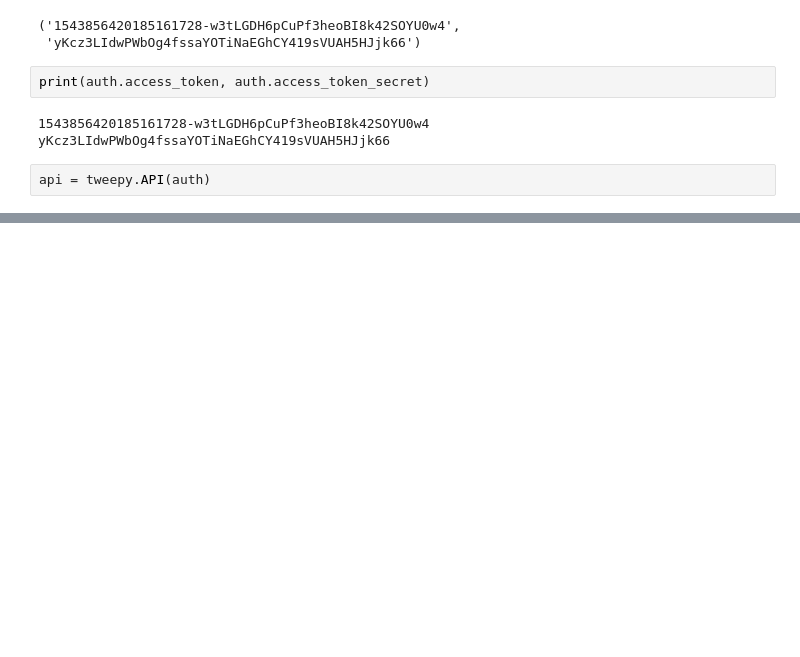
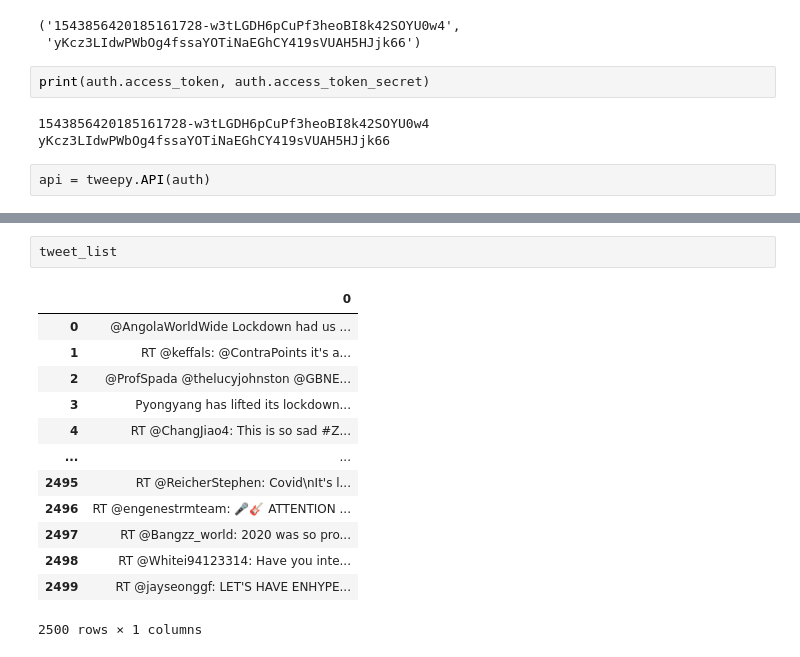
Before and after one commit to andreoniriccardo/twitter-sentiment-analysis, a Jupyter notebook: Twitter Sentiment Analysis.ipynb, the cells around one changed output, grey strips where cells are left out. Cells and saved outputs as stored; diff of their text form; blank space fills up the shorter version.

```diff
--- a/Twitter Sentiment Analysis.ipynb
+++ b/Twitter Sentiment Analysis.ipynb
@@ -71,0 +162,16 @@ TweepError: ignored
+# %%
+tweet_list
+# %% [output]
+|  | 0 |
+| 0 | @AngolaWorldWide Lockdown had us ... |
+| 1 | RT @keffals: @ContraPoints it's a... |
+| 2 | @ProfSpada @thelucyjohnston @GBNE... |
+| 3 | Pyongyang has lifted its lockdown... |
+| 4 | RT @ChangJiao4: This is so sad #Z... |
+| ... | ... |
+| 2495 | RT @ReicherStephen: Covid\nIt's l... |
+| 2496 | RT @engenestrmteam: 🎤🎸 ATTENTION ... |
+| 2497 | RT @Bangzz_world: 2020 was so pro... |
+| 2498 | RT @Whitei94123314: Have you inte... |
+| 2499 | RT @jayseonggf: LET'S HAVE ENHYPE... |
+2500 rows × 1 columns
```
Also changed, not shown: parts of 12 cells of this notebook.
